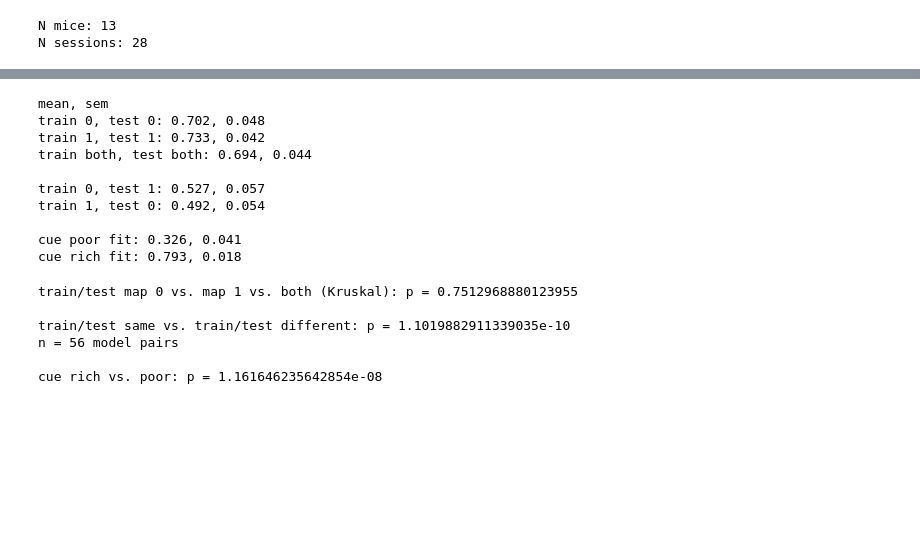
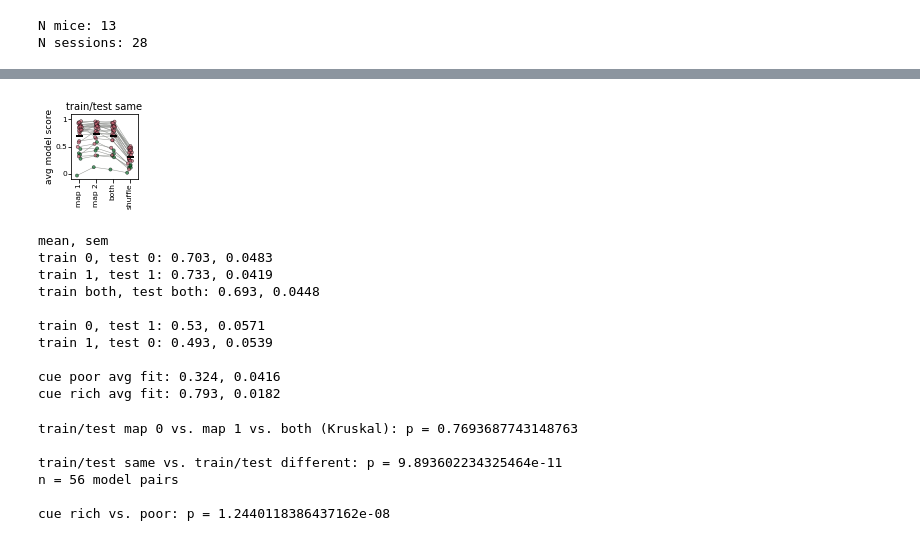
Before and after one commit to GiocomoLab/Low_etal_2021, a Jupyter notebook: Fig6_decoder.ipynb, the cells around one changed output, grey strips where cells are left out. Drawn from its saved outputs; the diff is of its cells as text; code cells hidden in the pictures; blank space fills up the shorter version.

```diff
--- a/Fig6_decoder.ipynb
+++ b/Fig6_decoder.ipynb
@@ -565 +292,25 @@ for i in trange(len(mice)):
+# %%
+''' for within map controls, compare the score on each map to the score on it's shuffled version '''
+for i in trange(len(mice)):
+    m = mice[i]
+    session = sessions[i]
+    for s in session:
+        d = data[m][s]
+        shuff_file = data_folder + 'gap_corrected/' + m + '_' + s + '_both_map_decoder_shuff.npy'
+
+        # if the shuffle scores have been computed, use those
+        if Path(shuff_file).exists():
+            d['scores_shuffle_both'] = np.load(shuff_file)
+            continue
+
+        # otherwise, compute the shuffle scores
+        X = d['X'].copy()
+        y = d['y'].copy()
+        both_scores_permute0, both_scores_permute1 = spk.shuffle_scores(X, y, d['idx'].copy(),
+                                                                        N_REPEATS=100,
+                                                                        MAX_CELL_SHIFT=20,
+                                                                        MAX_POS_SHIFT=np.pi,
+                                                                        same_map=True)
+        d['scores_shuffle_both'] = np.stack((both_scores_permute0, both_scores_permute1), axis=-1)
+        np.save(shuff_file, d['scores_shuffle_both'])
 # %%
@@ -684,0 +370,7 @@ plt.show()
+# %%
+''' Figure 6D: performance for models trained/tested on the same map vs. shuffle '''
+f, ax = make_plots.plot_fig6d(avg_scores, avg_shuffle, N_sessions, session_colors)
+# f.savefig(save_folder + 'decoder_scores_sametosame_shuff.png', dpi=400, bbox_inches='tight')
+plt.show()
+# %% [output]
+[figure, added]
@@ -696,46 +396,46 @@ cue_rich_Rs = np.append(np.append(avg_0to0[N_cue_poor_sessions:],
 # %%
 # get mean and SEM for cue rich vs. poor sessions
 print('mean, sem')
-print('train 0, test 0: ' + str(np.round(np.mean(avg_0to0), 3)) + ', ' + str(np.round(stats.sem(avg_0to0), 3)))
-print('train 1, test 1: ' + str(np.round(np.mean(avg_1to1), 3)) + ', ' + str(np.round(stats.sem(avg_1to1), 3)))
-print('train both, test both: ' + str(np.round(np.mean(avg_rand), 3)) + ', ' + str(np.round(stats.sem(avg_rand), 3)))
+print(f'train 0, test 0: {np.mean(avg_0to0):.3}, {stats.sem(avg_0to0):.3}')
+print(f'train 1, test 1: {np.mean(avg_1to1):.3}, {stats.sem(avg_1to1):.3}')
+print(f'train both, test both: {np.mean(avg_both):.3}, {stats.sem(avg_both):.3}')
 
-print('\ntrain 0, test 1: ' + str(np.round(np.mean(avg_0to1), 3)) + ', ' + str(np.round(stats.sem(avg_0to1), 3)))
-print('train 1, test 0: ' + str(np.round(np.mean(avg_1to0), 3)) + ', ' + str(np.round(stats.sem(avg_1to0), 3)))
+print(f'\ntrain 0, test 1: {np.mean(avg_0to1):.3}, {stats.sem(avg_0to1):.3}')
+print(f'train 1, test 0: {np.mean(avg_1to0):.3}, {stats.sem(avg_1to0):.3}')
 
-print('\ncue poor fit: ' + str(np.round(np.mean(cue_poor_Rs), 3)) + ', ' + str(np.round(stats.sem(cue_poor_Rs), 3)))
-print('cue rich fit: ' + str(np.round(np.mean(cue_rich_Rs), 3)) + ', ' + str(np.round(stats.sem(cue_rich_Rs), 3)))
+print(f'\ncue poor avg fit: {np.mean(cue_poor_Rs):.3}, {stats.sem(cue_poor_Rs):.3}')
+print(f'cue rich avg fit: {np.mean(cue_rich_Rs):.3}, {stats.sem(cue_rich_Rs):.3}')
 # %% [output]
 mean, sem
-train 0, test 0: 0.702, 0.048
-train 1, test 1: 0.733, 0.042
-train both, test both: 0.694, 0.044
+train 0, test 0: 0.703, 0.0483
+train 1, test 1: 0.733, 0.0419
+train both, test both: 0.693, 0.0448
 
-train 0, test 1: 0.527, 0.057
-train 1, test 0: 0.492, 0.054
+train 0, test 1: 0.53, 0.0571
+train 1, test 0: 0.493, 0.0539
 
-cue poor fit: 0.326, 0.041
-cue rich fit: 0.793, 0.018
+cue poor avg fit: 0.324, 0.0416
+cue rich avg fit: 0.793, 0.0182
 # %%
 # test for significance
 # train/test map 0 vs. map 1 vs. both
-m0vsm1_stat, m0vsm1_p = stats.kruskal(avg_0to0, avg_1to1, avg_rand)
-print('train/test map 0 vs. map 1 vs. both (Kruskal): p = ' + str(m0vsm1_p))
+m0vsm1_stat, m0vsm1_p = stats.kruskal(avg_0to0, avg_1to1, avg_both)
+print(f'train/test map 0 vs. map 1 vs. both (Kruskal): p = {m0vsm1_p}')
 
 # train/test same map vs. other map
 same_to_same = np.append(avg_0to0, avg_1to1)
 diff_to_diff = np.append(avg_0to1, avg_1to0)
 sameVSdiff_stat, sameVSdiff_p= stats.wilcoxon(same_to_same, diff_to_diff)
-print('\ntrain/test same vs. train/test different: p = ' + str(sameVSdiff_p))
-print('n = ' + str(same_to_same.shape[0]) + ' model pairs')
+print(f'\ntrain/test same vs. train/test different: p = {sameVSdiff_p}')
+print(f'n = {same_to_same.shape[0]} model pairs')
 
 # cue rich vs. poor
 CRvsCP_stat, CRvsCP_p = stats.ranksums(cue_rich_Rs, cue_poor_Rs)
-print('\ncue rich vs. poor: p = ' + str(CRvsCP_p))
+print(f'\ncue rich vs. poor: p = {CRvsCP_p}')
 # %% [output]
-train/test map 0 vs. map 1 vs. both (Kruskal): p = 0.7512968880123955
+train/test map 0 vs. map 1 vs. both (Kruskal): p = 0.7693687743148763
 
-train/test same vs. train/test different: p = 1.1019882911339035e-10
+train/test same vs. train/test different: p = 9.893602234325464e-11
 n = 56 model pairs
 
-cue rich vs. poor: p = 1.161646235642854e-08
+cue rich vs. poor: p = 1.2440118386437162e-08
```
Also changed, not shown: parts of 23 cells of this notebook, 5 other files.
